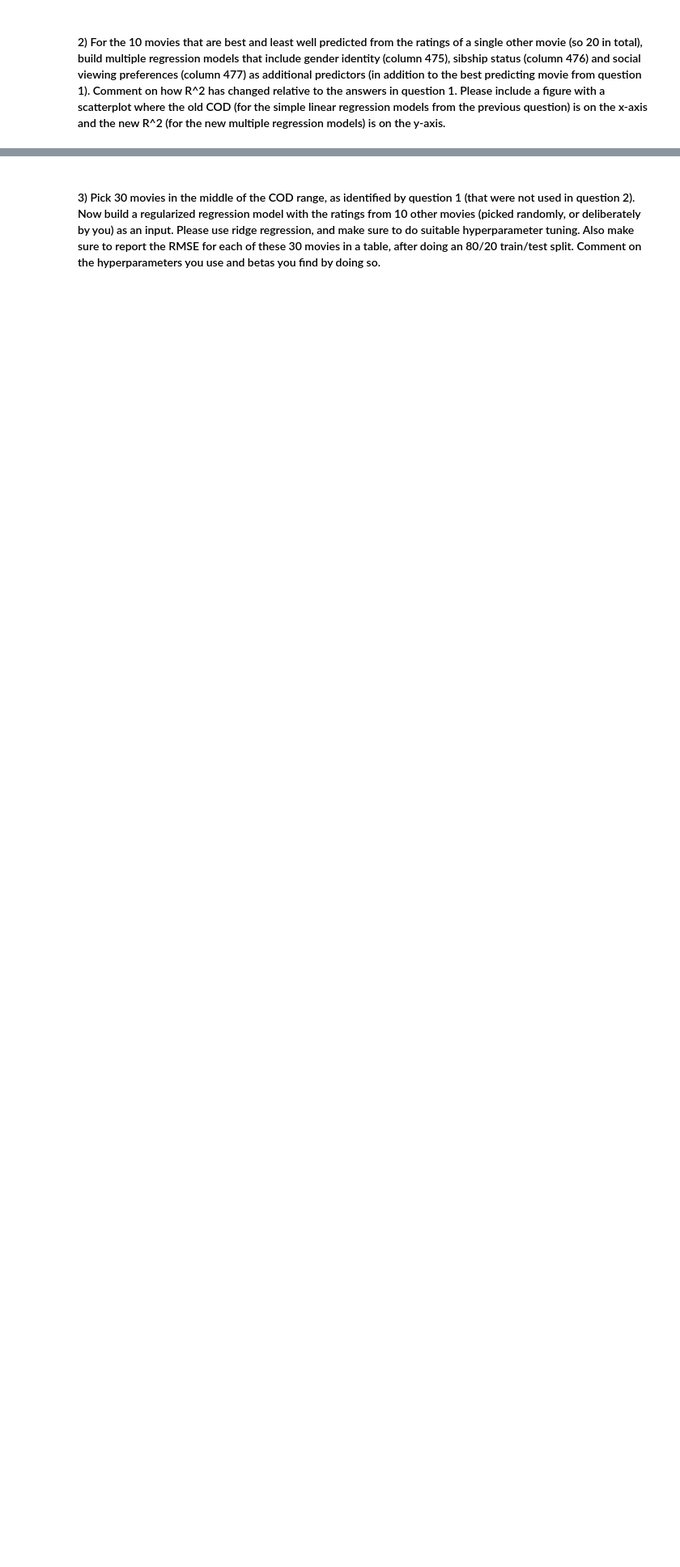
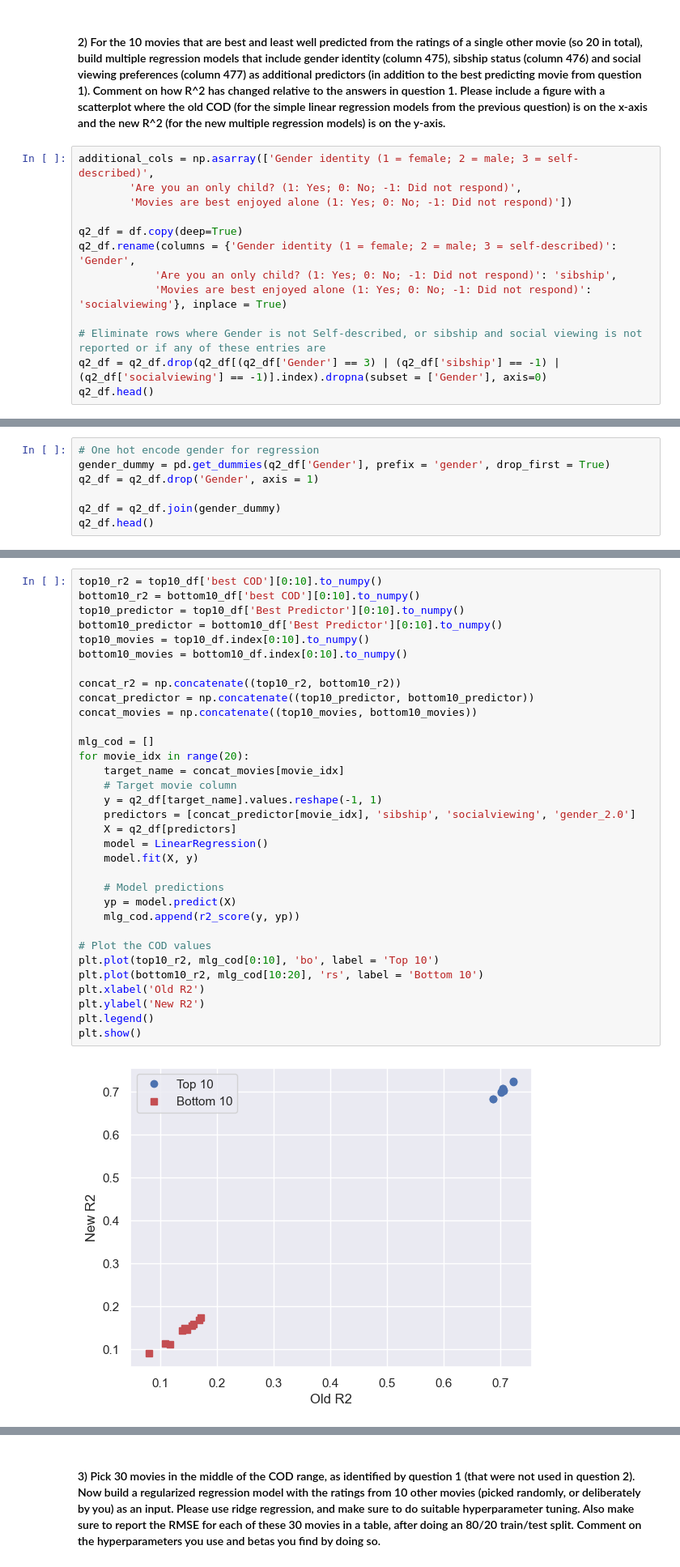
Before and after one commit to mindemory/datascience2022, a Jupyter notebook: datascience_project2.ipynb, the cells around one changed output, grey strips where cells are left out. Shown at 81% size. Cells and saved outputs as stored; diff of their text form; blank space fills up the shorter version.

```diff
--- a/datascience_project2.ipynb
+++ b/datascience_project2.ipynb
@@ -73,2 +174,15 @@ plt.show()
 # %% [markdown]
 #### 2) For the 10 movies that are best and least well predicted from the ratings of a single other movie (so 20 in total), build multiple regression models that include gender identity (column 475), sibship status (column 476) and social viewing preferences (column 477) as additional predictors (in addition to the best predicting movie from question 1). Comment on how R^2 has changed relative to the answers in question 1. Please include a figure with a scatterplot where the old COD (for the simple linear regression models from the previous question) is on the x-axis and the new R^2 (for the new multiple regression models) is on the y-axis.
+# %%
+additional_cols = np.asarray(['Gender identity (1 = female; 2 = male; 3 = self-described)',
+        'Are you an only child? (1: Yes; 0: No; -1: Did not respond)',
+        'Movies are best enjoyed alone (1: Yes; 0: No; -1: Did not respond)'])
+
+q2_df = df.copy(deep=True)
+q2_df.rename(columns = {'Gender identity (1 = female; 2 = male; 3 = self-described)': 'Gender',
+            'Are you an only child? (1: Yes; 0: No; -1: Did not respond)': 'sibship',
+            'Movies are best enjoyed alone (1: Yes; 0: No; -1: Did not respond)': 'socialviewing'}, inplace = True)
+
+# Eliminate rows where Gender is not Self-described, or sibship and social viewing is not reported or if any of these entries are
+q2_df = q2_df.drop(q2_df[(q2_df['Gender'] == 3) | (q2_df['sibship'] == -1) | (q2_df['socialviewing'] == -1)].index).dropna(subset = ['Gender'], axis=0)
+q2_df.head()
@@ -74,0 +197,7 @@ plt.show()
+# %%
+# One hot encode gender for regression
+gender_dummy = pd.get_dummies(q2_df['Gender'], prefix = 'gender', drop_first = True)
+q2_df = q2_df.drop('Gender', axis = 1)
+
+q2_df = q2_df.join(gender_dummy)
+q2_df.head()
@@ -74,0 +212,35 @@ plt.show()
+# %%
+top10_r2 = top10_df['best COD'][0:10].to_numpy()
+bottom10_r2 = bottom10_df['best COD'][0:10].to_numpy()
+top10_predictor = top10_df['Best Predictor'][0:10].to_numpy()
+bottom10_predictor = bottom10_df['Best Predictor'][0:10].to_numpy()
+top10_movies = top10_df.index[0:10].to_numpy()
+bottom10_movies = bottom10_df.index[0:10].to_numpy()
+
+concat_r2 = np.concatenate((top10_r2, bottom10_r2))
+concat_predictor = np.concatenate((top10_predictor, bottom10_predictor))
+concat_movies = np.concatenate((top10_movies, bottom10_movies))
+
+mlg_cod = []
+for movie_idx in range(20):
+    target_name = concat_movies[movie_idx]
+    # Target movie column
+    y = q2_df[target_name].values.reshape(-1, 1)
+    predictors = [concat_predictor[movie_idx], 'sibship', 'socialviewing', 'gender_2.0']
+    X = q2_df[predictors]
+    model = LinearRegression()
+    model.fit(X, y)
+
+    # Model predictions
+    yp = model.predict(X)
+    mlg_cod.append(r2_score(y, yp))
+
+# Plot the COD values
+plt.plot(top10_r2, mlg_cod[0:10], 'bo', label = 'Top 10')
+plt.plot(bottom10_r2, mlg_cod[10:20], 'rs', label = 'Bottom 10')
+plt.xlabel('Old R2')
+plt.ylabel('New R2')
+plt.legend()
+plt.show()
+# %% [output]
+[figure, added]
```
Also changed, not shown: parts of 28 cells of this notebook, 5 other files.
